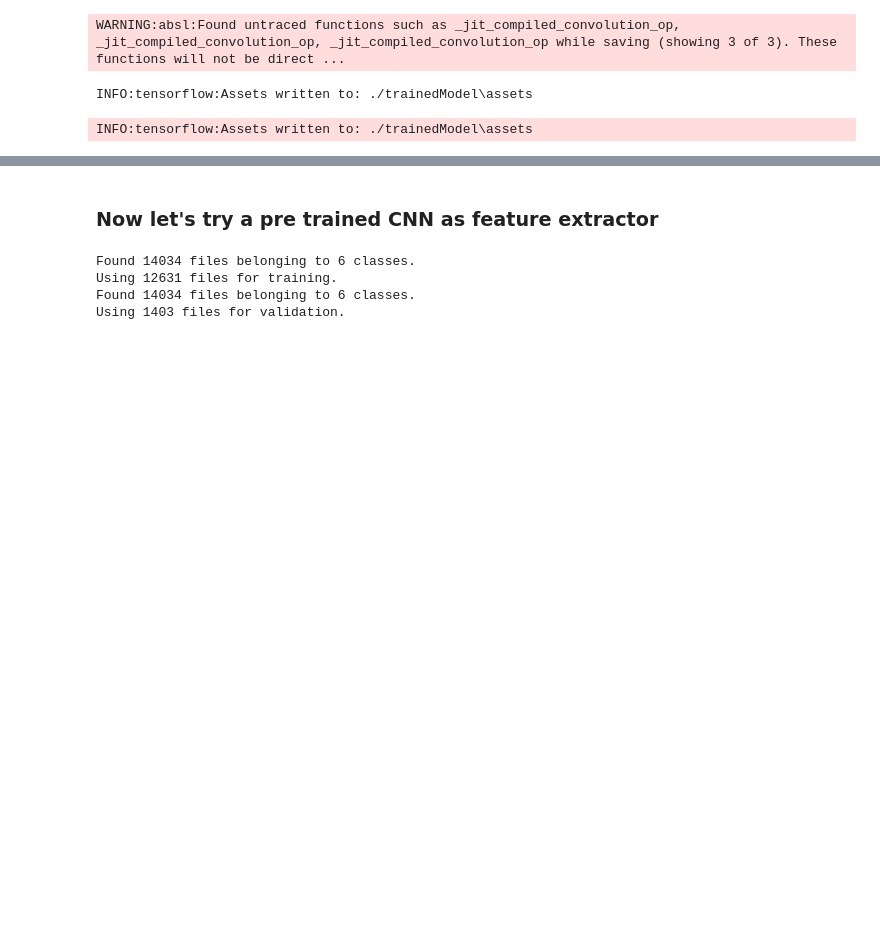
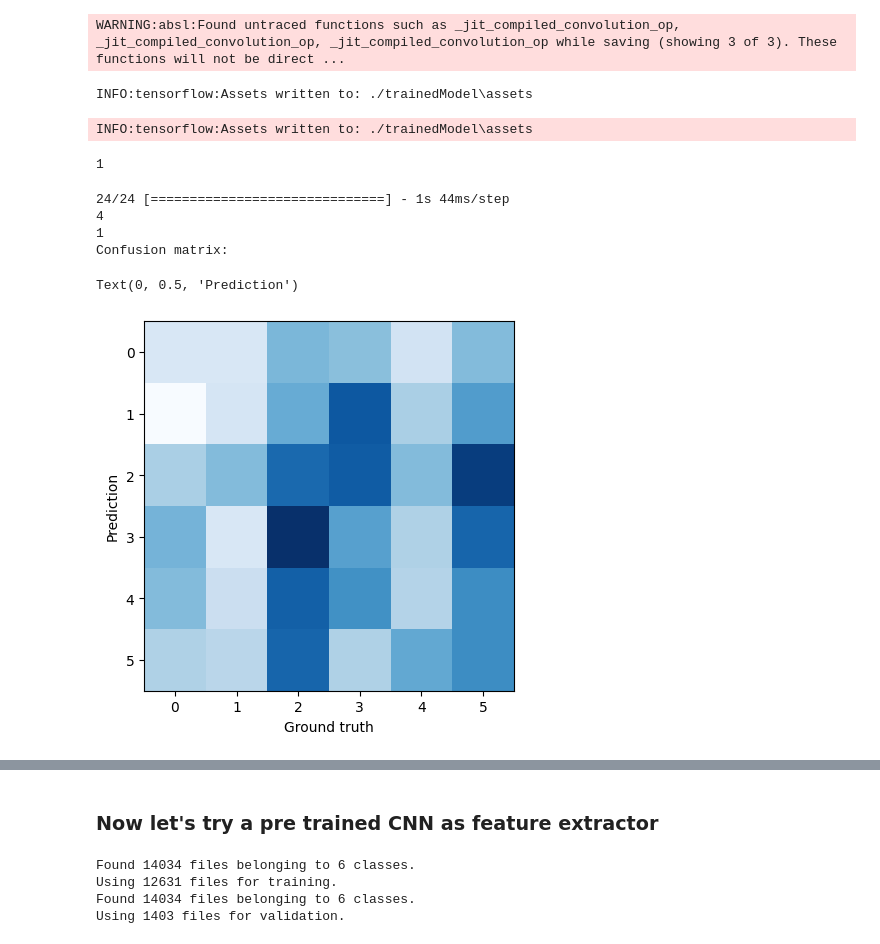
Before and after one commit to Blowdire/DSIM_Project, a Jupyter notebook: IntelImageClassification.ipynb, the cells around one changed output, grey strips where cells are left out. Cells and saved outputs as stored; diff of their text form; code cells hidden in the pictures; blank space fills up the shorter version.

```diff
--- a/IntelImageClassification.ipynb
+++ b/IntelImageClassification.ipynb
@@ -6,6 +6,7 @@ from tensorflow.keras import layers
 # %%
 train_dataset = tf.keras.preprocessing.image_dataset_from_directory('./Datasets/Image_Classification/seg_train/seg_train', batch_size=128, label_mode='categorical', color_mode='grayscale', image_size=(150,150), subset='training', validation_split=0.1, seed=1)
 validation_dataset = tf.keras.preprocessing.image_dataset_from_directory('./Datasets/Image_Classification/seg_train/seg_train', batch_size=128, label_mode='categorical', color_mode='grayscale', image_size=(150,150), subset='validation', validation_split=0.1, seed=1)
+test_dataset = tf.keras.preprocessing.image_dataset_from_directory('./Datasets/Image_Classification/seg_test/seg_test', batch_size=128, label_mode='categorical', color_mode='grayscale', image_size=(150,150), )
 # %% [output]
 Found 14034 files belonging to 6 classes.
 Using 12631 files for training.
@@ -112,3 +114,39 @@ model.save('./trainedModel')
 WARNING:absl:Found untraced functions such as _jit_compiled_convolution_op, _jit_compiled_convolution_op, _jit_compiled_convolution_op while saving (showing 3 of 3). These functions will not be direct ...
 INFO:tensorflow:Assets written to: ./trainedModel\assets
 INFO:tensorflow:Assets written to: ./trainedModel\assets
+# %%
+model = tf.keras.models.load_model('./trainedModel')
+# %%
+test_ds = [[],[]]
+for image,labels in test_dataset:
+  labs = labels
+  for item in labs:
+    test_ds[1].append(item)
+  for img in image:
+    test_ds[0].append(img)
+# %%
+np.argmax(test_labels[0])
+# %% [output]
+1
+# %%
+from matplotlib import pyplot as plt
+from sklearn.metrics import classification_report, confusion_matrix
+import numpy as np
+y_pred = model.predict(test_dataset)
+
+predicted_categories = np.argmax(y_pred, axis=1)
+print(predicted_categories[0])
+true_categories_argmax = np.argmax(test_ds[1], axis=1)
+print(true_categories_argmax[0])
+print('Confusion matrix:')
+cm = confusion_matrix(true_categories_argmax, predicted_categories)
+plt.imshow(cm, cmap=plt.cm.Blues)
+plt.xlabel('Ground truth')
+plt.ylabel('Prediction')
+# %% [output]
+24/24 [==============================] - 1s 44ms/step
+4
+1
+Confusion matrix:
+Text(0, 0.5, 'Prediction')
+[figure, added]
```
Also changed, not shown: parts of 2 cells of this notebook, 18 other files.
